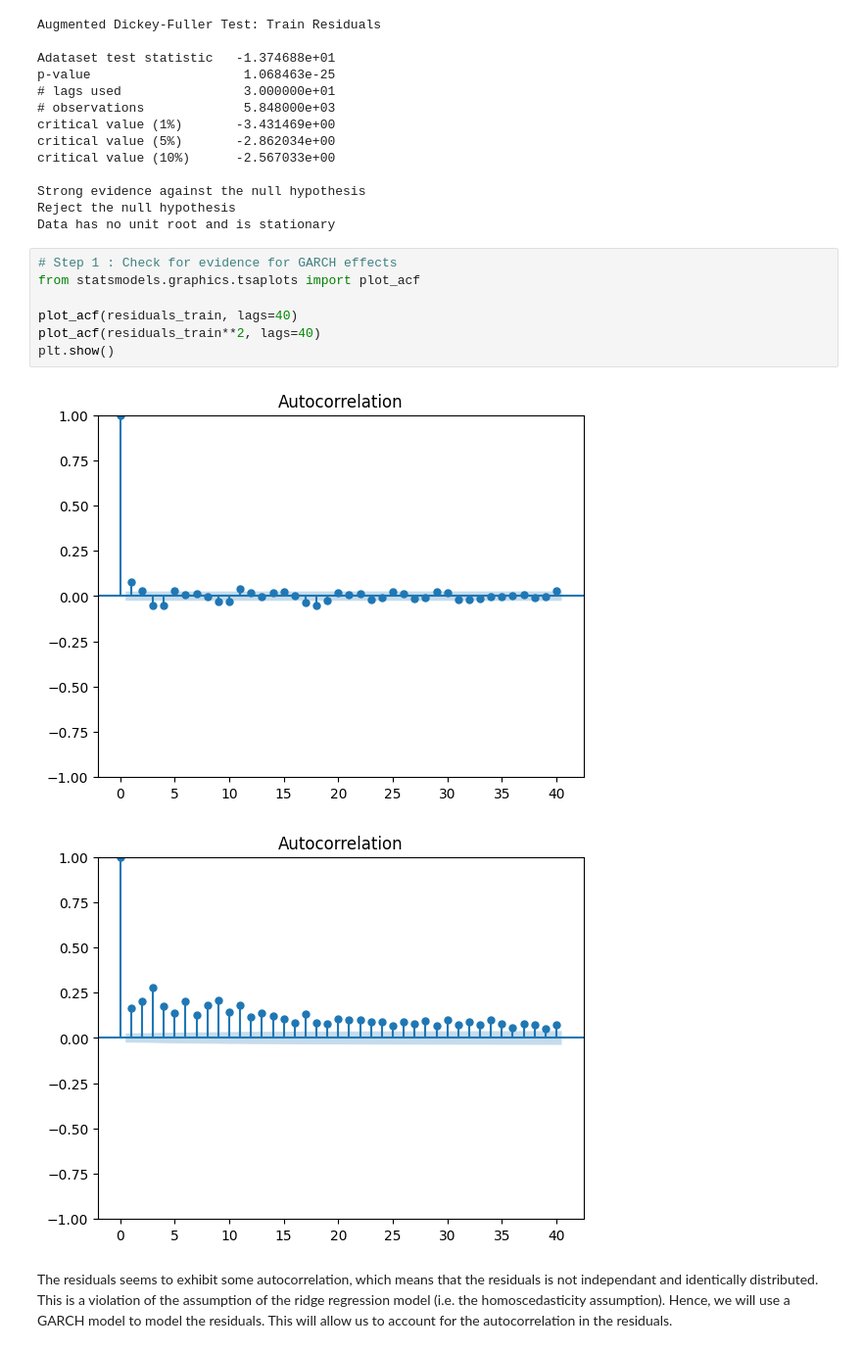
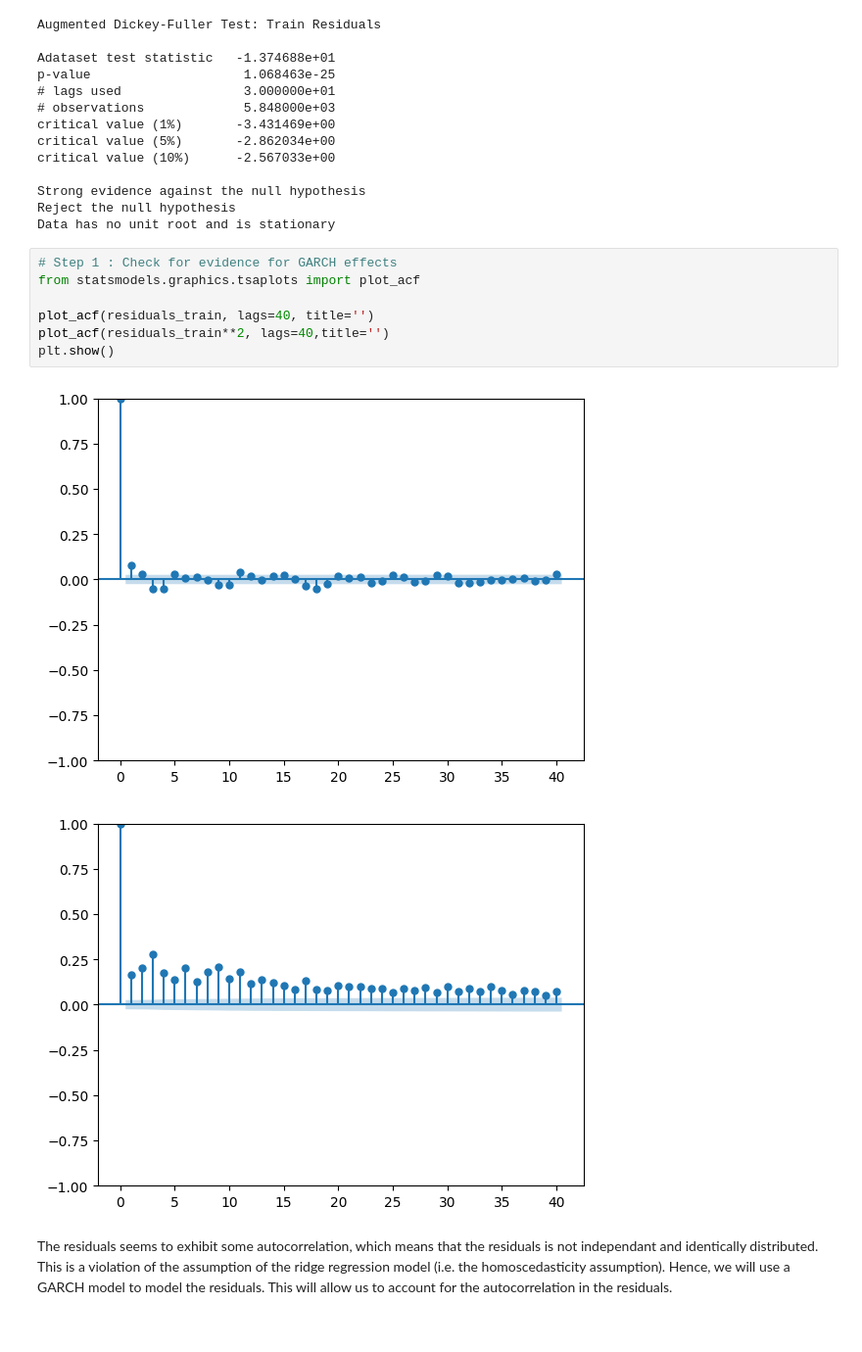
Before and after one commit to mathis-blln/projet_STA, a Jupyter notebook: Machine learning models/regression_ridge.ipynb, the cells around one changed output. Shown: that part at 98% size. Cells and saved outputs as stored; diff of their text form.

```diff
--- a/Machine learning models/regression_ridge.ipynb
+++ b/Machine learning models/regression_ridge.ipynb
@@ -250,13 +250,13 @@ Data has no unit root and is stationary
 # %%
 # Step 1 : Check for evidence for GARCH effects
 from statsmodels.graphics.tsaplots import plot_acf
 
-plot_acf(residuals_train, lags=40)
-plot_acf(residuals_train**2, lags=40)
+plot_acf(residuals_train, lags=40, title='')
+plot_acf(residuals_train**2, lags=40,title='')
 plt.show()
 # %% [output]
-[figure, old version]
+[figure, new version]
-[figure, old version]
+[figure, new version]
 # %% [markdown]
 The residuals seems to exhibit some autocorrelation, which means that the residuals is not independant and identically distributed. This is a violation of the assumption of the ridge regression model (i.e. the homoscedasticity assumption). Hence, we will use a GARCH model to model the residuals. This will allow us to account for the autocorrelation in the residuals.
 # %%
```
Also changed, not shown: parts of 1 cell of this notebook, 2 other files.
